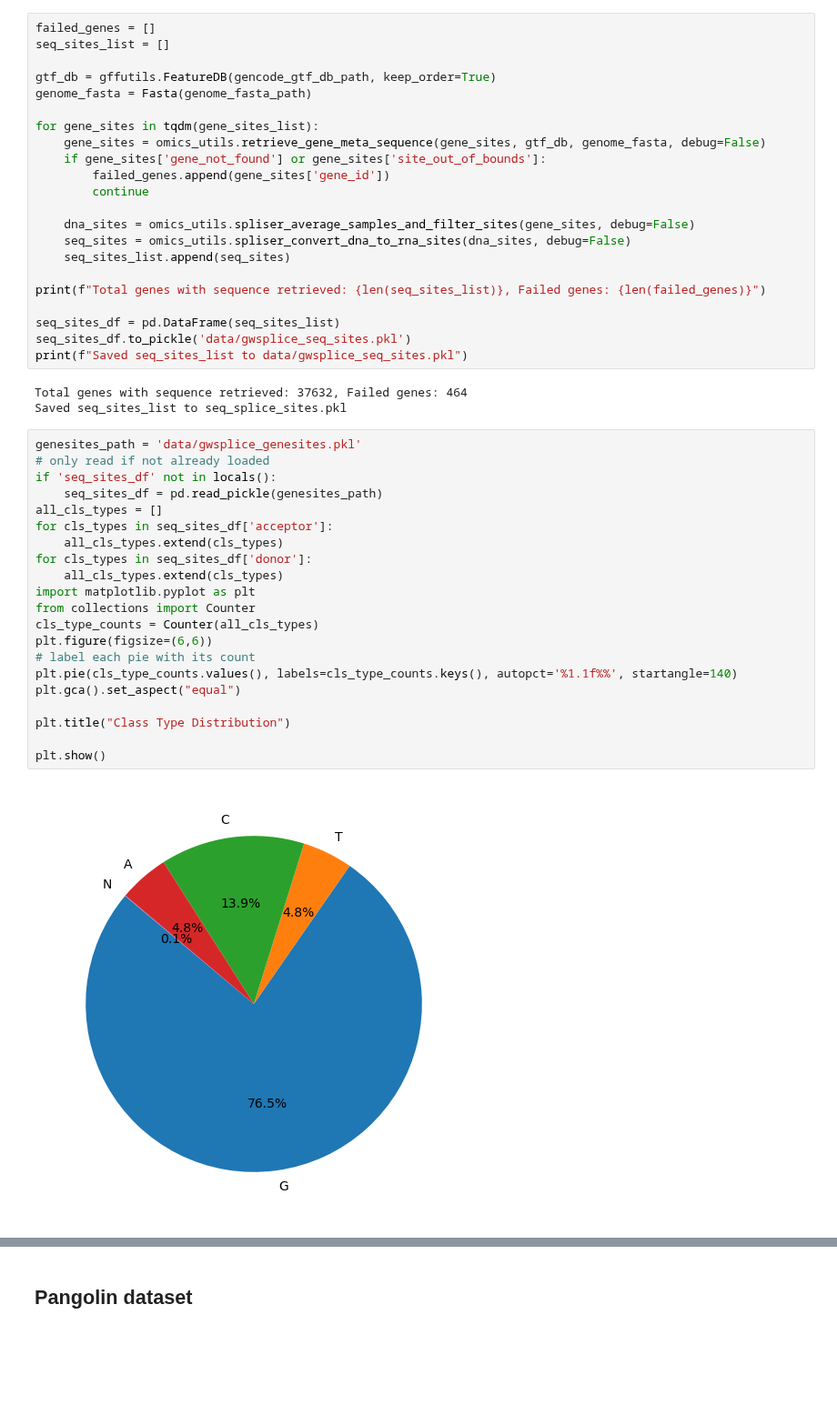
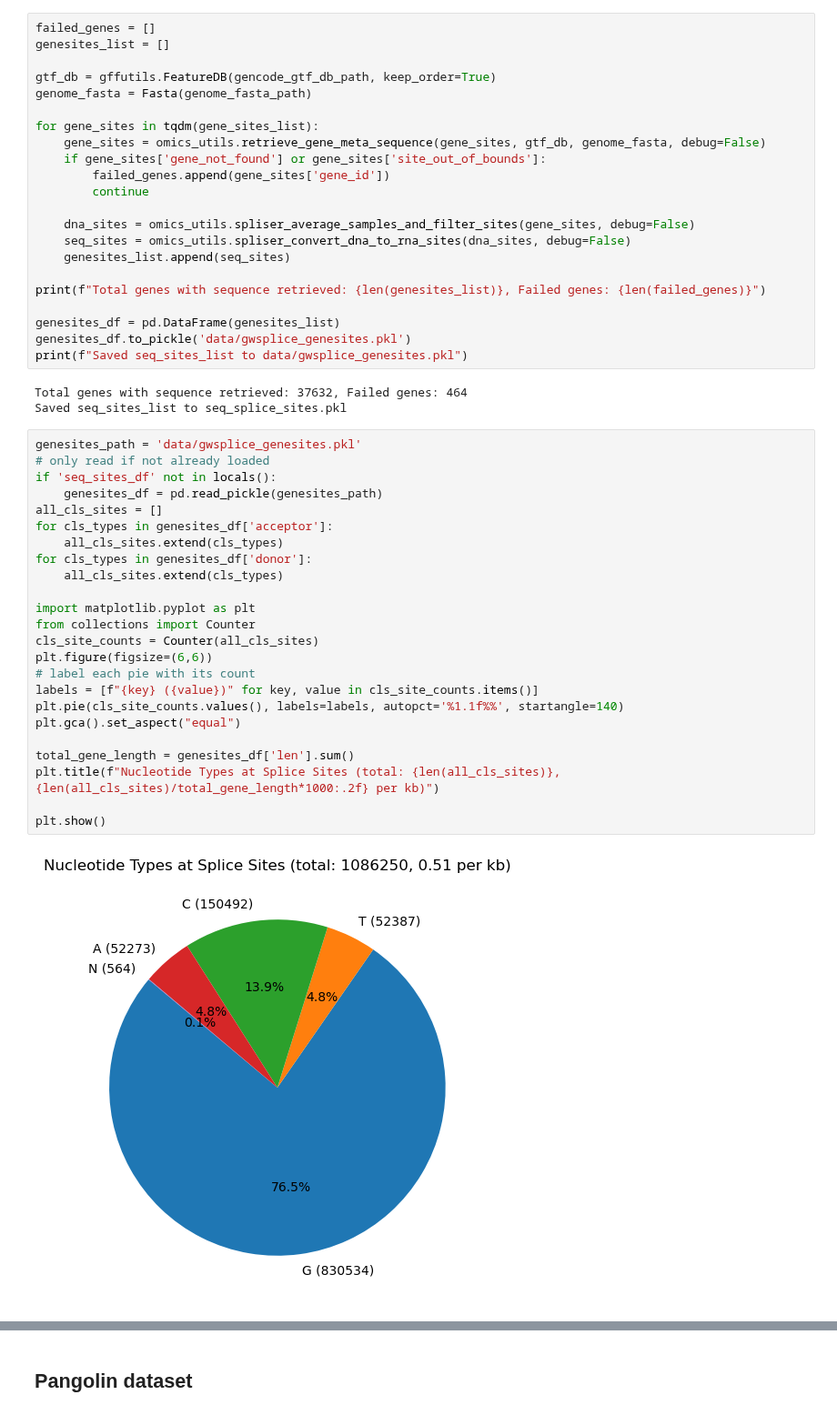
Before and after one commit to qiuresearch/AmbiSplice, a Jupyter notebook: data_prep.ipynb, the cells around one changed output, grey strips where cells are left out. Shown at 91% size. Drawn from its saved outputs; the diff is of its cells as text; blank space fills up the shorter version.

```diff
--- a/data_prep.ipynb
+++ b/data_prep.ipynb
@@ -157,7 +157,7 @@ Running in Jupyter Notebook or Ipython
 Saved gene_sites_list to gene_splice_sites.pkl
 # %%
 failed_genes = []
-seq_sites_list = []
+genesites_list = []
 
 gtf_db = gffutils.FeatureDB(gencode_gtf_db_path, keep_order=True)
 genome_fasta = Fasta(genome_fasta_path)
@@ -170,39 +170,42 @@ for gene_sites in tqdm(gene_sites_list):
 
     dna_sites = omics_utils.spliser_average_samples_and_filter_sites(gene_sites, debug=False)
     seq_sites = omics_utils.spliser_convert_dna_to_rna_sites(dna_sites, debug=False)
-    seq_sites_list.append(seq_sites)
+    genesites_list.append(seq_sites)
 
-print(f"Total genes with sequence retrieved: {len(seq_sites_list)}, Failed genes: {len(failed_genes)}")
+print(f"Total genes with sequence retrieved: {len(genesites_list)}, Failed genes: {len(failed_genes)}")
 
-seq_sites_df = pd.DataFrame(seq_sites_list)
-seq_sites_df.to_pickle('data/gwsplice_seq_sites.pkl')
-print(f"Saved seq_sites_list to data/gwsplice_seq_sites.pkl")
+genesites_df = pd.DataFrame(genesites_list)
+genesites_df.to_pickle('data/gwsplice_genesites.pkl')
+print(f"Saved seq_sites_list to data/gwsplice_genesites.pkl")
 # %% [output]
 Total genes with sequence retrieved: 37632, Failed genes: 464
 Saved seq_sites_list to seq_splice_sites.pkl
 # %%
 genesites_path = 'data/gwsplice_genesites.pkl'
 # only read if not already loaded
 if 'seq_sites_df' not in locals():
-    seq_sites_df = pd.read_pickle(genesites_path)
-all_cls_types = []
-for cls_types in seq_sites_df['acceptor']:
-    all_cls_types.extend(cls_types)
-for cls_types in seq_sites_df['donor']:
-    all_cls_types.extend(cls_types)
+    genesites_df = pd.read_pickle(genesites_path)
+all_cls_sites = []
+for cls_types in genesites_df['acceptor']:
+    all_cls_sites.extend(cls_types)
+for cls_types in genesites_df['donor']:
+    all_cls_sites.extend(cls_types)
+
 import matplotlib.pyplot as plt
 from collections import Counter
-cls_type_counts = Counter(all_cls_types)
+cls_site_counts = Counter(all_cls_sites)
 plt.figure(figsize=(6,6))
 # label each pie with its count
-plt.pie(cls_type_counts.values(), labels=cls_type_counts.keys(), autopct='%1.1f%%', startangle=140)
+labels = [f"{key} ({value})" for key, value in cls_site_counts.items()]
+plt.pie(cls_site_counts.values(), labels=labels, autopct='%1.1f%%', startangle=140)
 plt.gca().set_aspect("equal")
 
-plt.title("Class Type Distribution")
+total_gene_length = genesites_df['len'].sum()
+plt.title(f"Nucleotide Types at Splice Sites (total: {len(all_cls_sites)}, {len(all_cls_sites)/total_gene_length*1000:.2f} per kb)")
 
 plt.show()
 # %% [output]
-[figure, old version]
+[figure, new version]
 # %%
 from AmbiSplice import splice_feats
 
```
Also changed, not shown: parts of 8 cells of this notebook, 6 other files.
